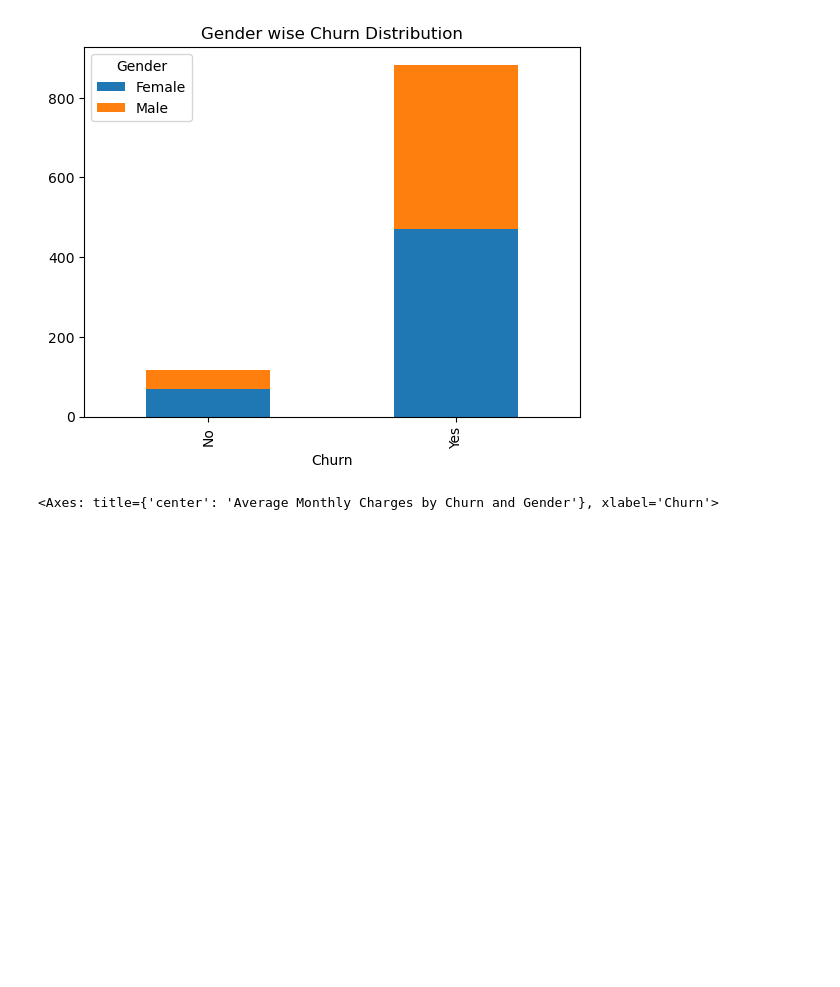
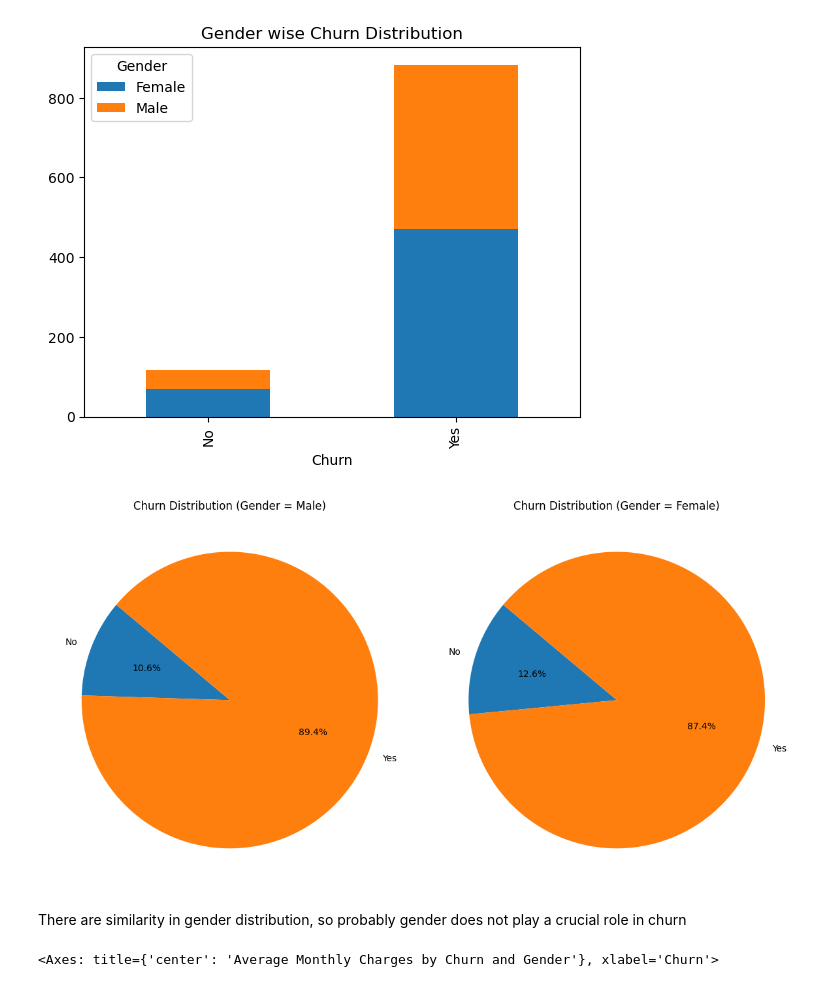
Before and after one commit to raogaurav17/Customer-Churn, a Jupyter notebook: dataExploration.ipynb, the cells around one changed output. Saved outputs shown, nothing was run; the diff lists cells and outputs as text; code cells hidden in the pictures; blank space fills up the shorter version.

Commit message:
added new insights from data

```diff
--- a/dataExploration.ipynb
+++ b/dataExploration.ipynb
@@ -133,6 +135,29 @@ df.groupby('Churn')['Gender'].value_counts().unstack().plot(kind='bar', stacked=
 # %% [output]
 <Axes: title={'center': 'Gender wise Churn Distribution'}, xlabel='Churn'>
 [figure]
+# %%
+# Group and count
+grouped = df.groupby('Gender')['Churn'].value_counts()
+
+# Convert to DataFrame for easier manipulation
+grouped_df = grouped.unstack()
+
+# Plotting
+fig, axes = plt.subplots(1, 2, figsize=(12, 6))
+
+
+axes[0].pie(grouped_df.loc['Male'], labels=grouped_df.columns, autopct='%1.1f%%', startangle=140)
+axes[0].set_title('Churn Distribution (Gender = Male)')
+
+axes[1].pie(grouped_df.loc['Female'], labels=grouped_df.columns, autopct='%1.1f%%', startangle=140)
+axes[1].set_title('Churn Distribution (Gender = Female)')
+
+plt.tight_layout()
+plt.show()
+# %% [output]
+[figure, added]
+# %% [markdown]
+There are similarity in gender distribution, so probably gender does not play a crucial role in churn
 # %%
 df.groupby(['Churn', 'Gender'])['MonthlyCharges'].mean().unstack().plot(kind='bar', title='Average Monthly Charges by Churn and Gender')
 # %% [output]
```
Also changed, not shown: parts of 18 cells of this notebook.
